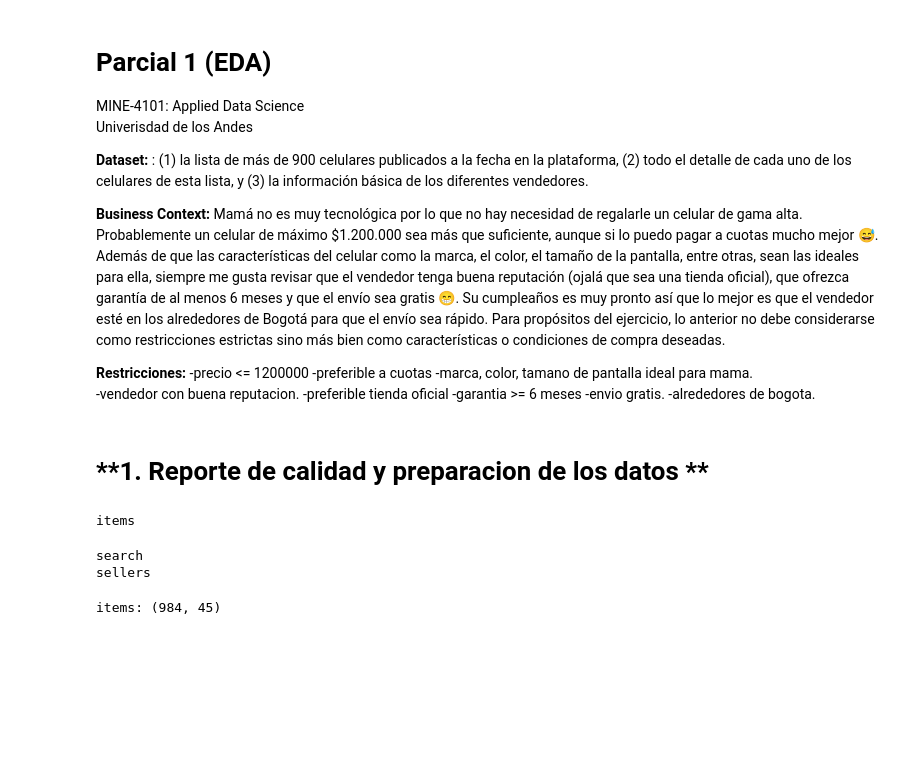
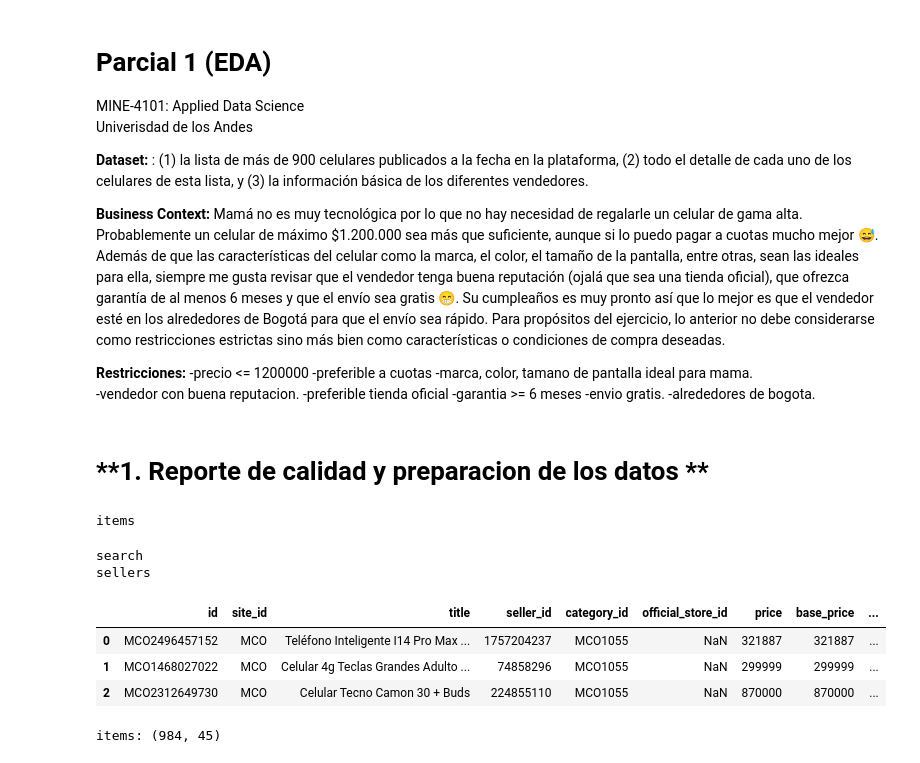
Before and after one commit to amrios80/eda-jobs, a Jupyter notebook: parcial1/parcial1.ipynb, the cells around one changed output. Saved outputs shown, nothing was run; the diff lists cells and outputs as text; code cells hidden in the pictures; blank space fills up the shorter version.

```diff
--- a/parcial1/parcial1.ipynb
+++ b/parcial1/parcial1.ipynb
@@ -64,7 +64,12 @@ print("sellers")
 search
 sellers
 # %%
-#items_df
+items_df[:3]
+# %% [output]
+|  | id | site_id | title | seller_id | category_id | official_store_id | price | base_price | ... |
+| 0 | MCO2496457152 | MCO | Teléfono Inteligente I14 Pro Max ... | 1757204237 | MCO1055 | NaN | 321887 | 321887 | ... |
+| 1 | MCO1468027022 | MCO | Celular 4g Teclas Grandes Adulto ... | 74858296 | MCO1055 | NaN | 299999 | 299999 | ... |
+| 2 | MCO2312649730 | MCO | Celular Tecno Camon 30 + Buds | 224855110 | MCO1055 | NaN | 870000 | 870000 | ... |
 # %%
 print("items:",items_df.shape)
 #id
```
Also changed, not shown: parts of 7 cells of this notebook.
